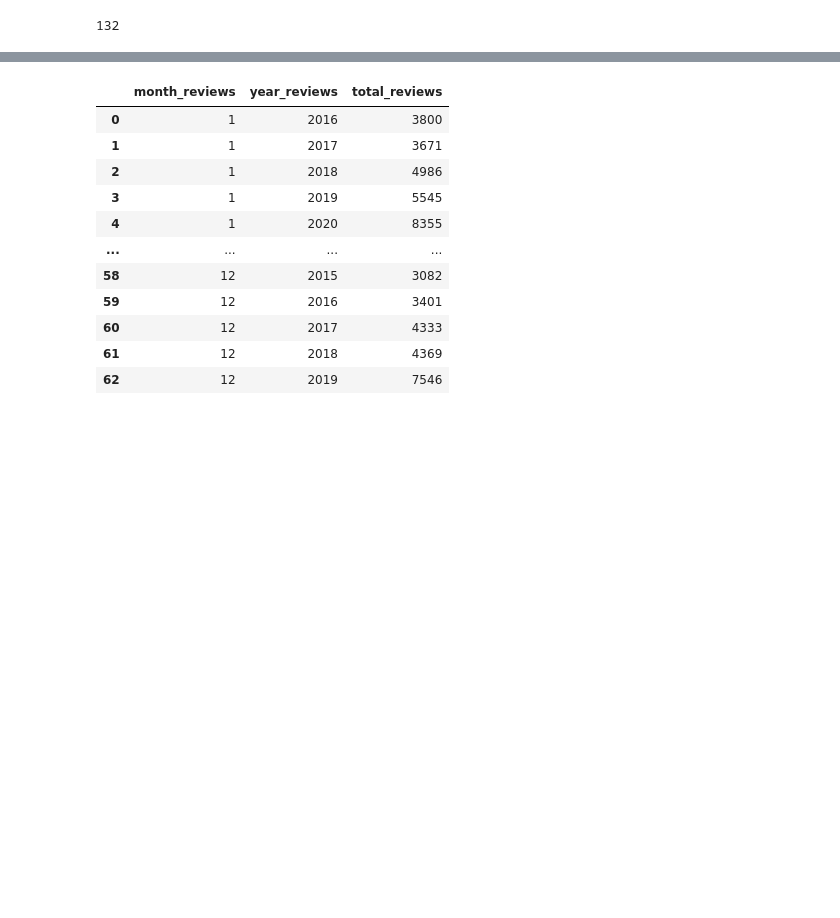
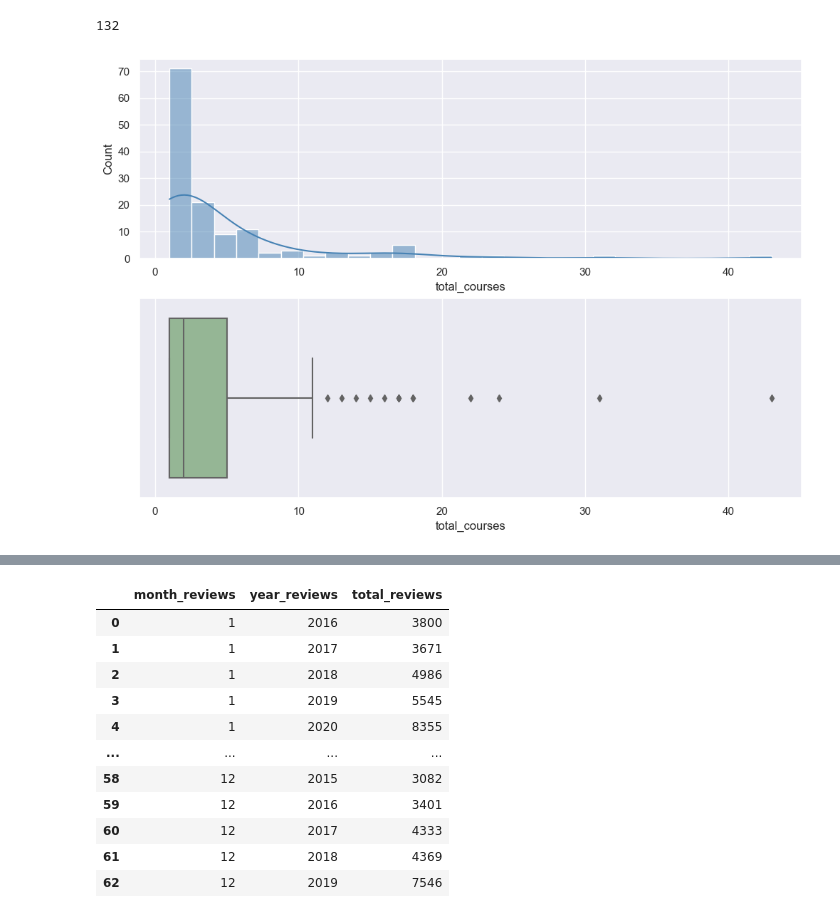
Before and after one commit to HolyGrace/MOOCalytics, a Jupyter notebook: notebooks/EDA.ipynb, the cells around one changed output, grey strips where cells are left out. Cells and saved outputs as stored; diff of their text form; code cells hidden in the pictures; blank space fills up the shorter version.

```diff
--- a/notebooks/EDA.ipynb
+++ b/notebooks/EDA.ipynb
@@ -591,3 +603,12 @@ courses_by_institution.dropna(inplace=True)
 courses_by_institution.shape[0]
 # %% [output]
 132
+# %%
+fig, axs = plt.subplots(2, 1, figsize=(12, 8))
+
+sns.histplot(data=courses_by_institution, x="total_courses", kde=True, color="steelblue", ax=axs[0])
+sns.boxplot(data=courses_by_institution, x="total_courses", color="darkseagreen", ax=axs[1])
+
+plt.show()
+# %% [output]
+[figure, added]
```
Also changed, not shown: parts of 36 cells of this notebook.
